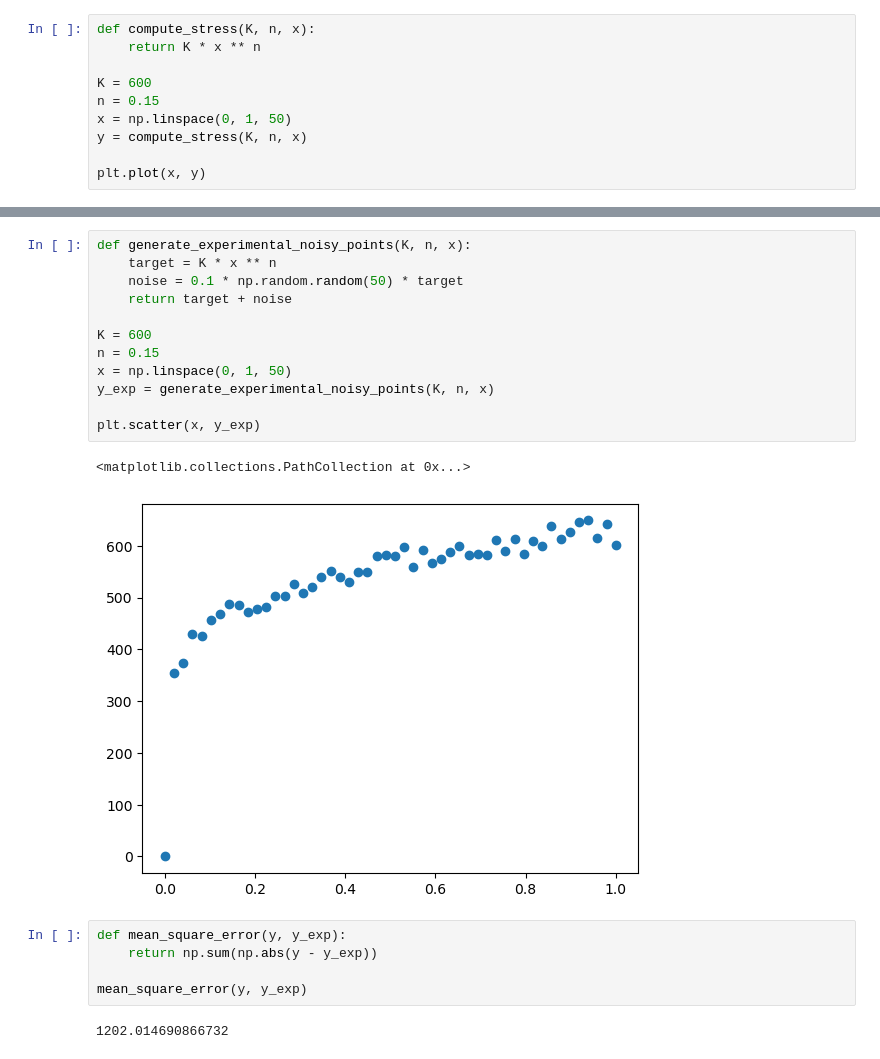
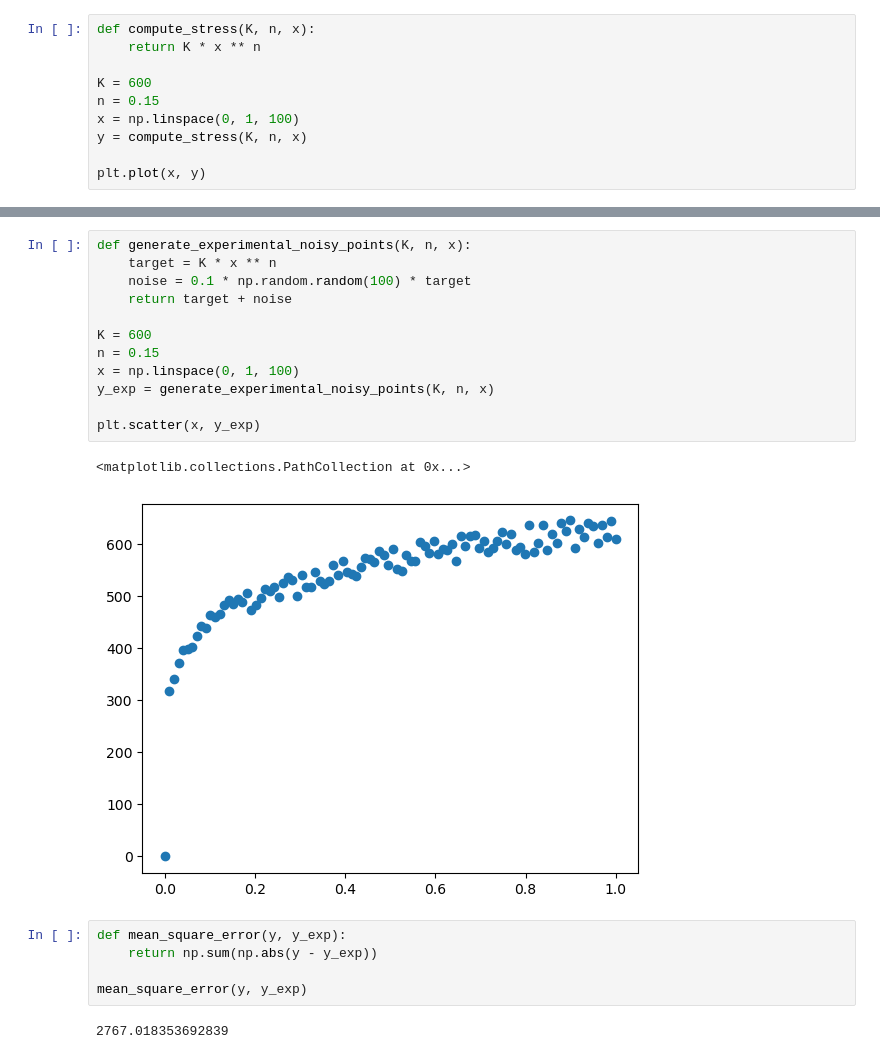
Before and after one commit to quentinchichery/levenberg-marquardt, a Jupyter notebook: levenberg-marquardt.ipynb, the cells around one changed output, grey strips where cells are left out. Saved outputs shown, nothing was run; the diff lists cells and outputs as text.

```diff
--- a/levenberg-marquardt.ipynb
+++ b/levenberg-marquardt.ipynb
@@ -7,7 +8,7 @@ def compute_stress(K, n, x):
 
 K = 600
 n = 0.15
-x = np.linspace(0, 1, 50)
+x = np.linspace(0, 1, 100)
 y = compute_stress(K, n, x)
 
 plt.plot(x, y)
@@ -17,22 +18,22 @@ plt.plot(x, y)
 # %%
 def generate_experimental_noisy_points(K, n, x):
     target = K * x ** n
-    noise = 0.1 * np.random.random(50) * target
+    noise = 0.1 * np.random.random(100) * target
     return target + noise
 
 K = 600
 n = 0.15
-x = np.linspace(0, 1, 50)
+x = np.linspace(0, 1, 100)
 y_exp = generate_experimental_noisy_points(K, n, x)
 
 plt.scatter(x, y_exp)
 # %% [output]
 <matplotlib.collections.PathCollection at 0x...>
-[figure, old version]
+[figure, new version]
 # %%
 def mean_square_error(y, y_exp):
     return np.sum(np.abs(y - y_exp))
 
 mean_square_error(y, y_exp)
 # %% [output]
-1202.014690866732
+2767.018353692839
```
Also changed, not shown: parts of 4 cells of this notebook.
